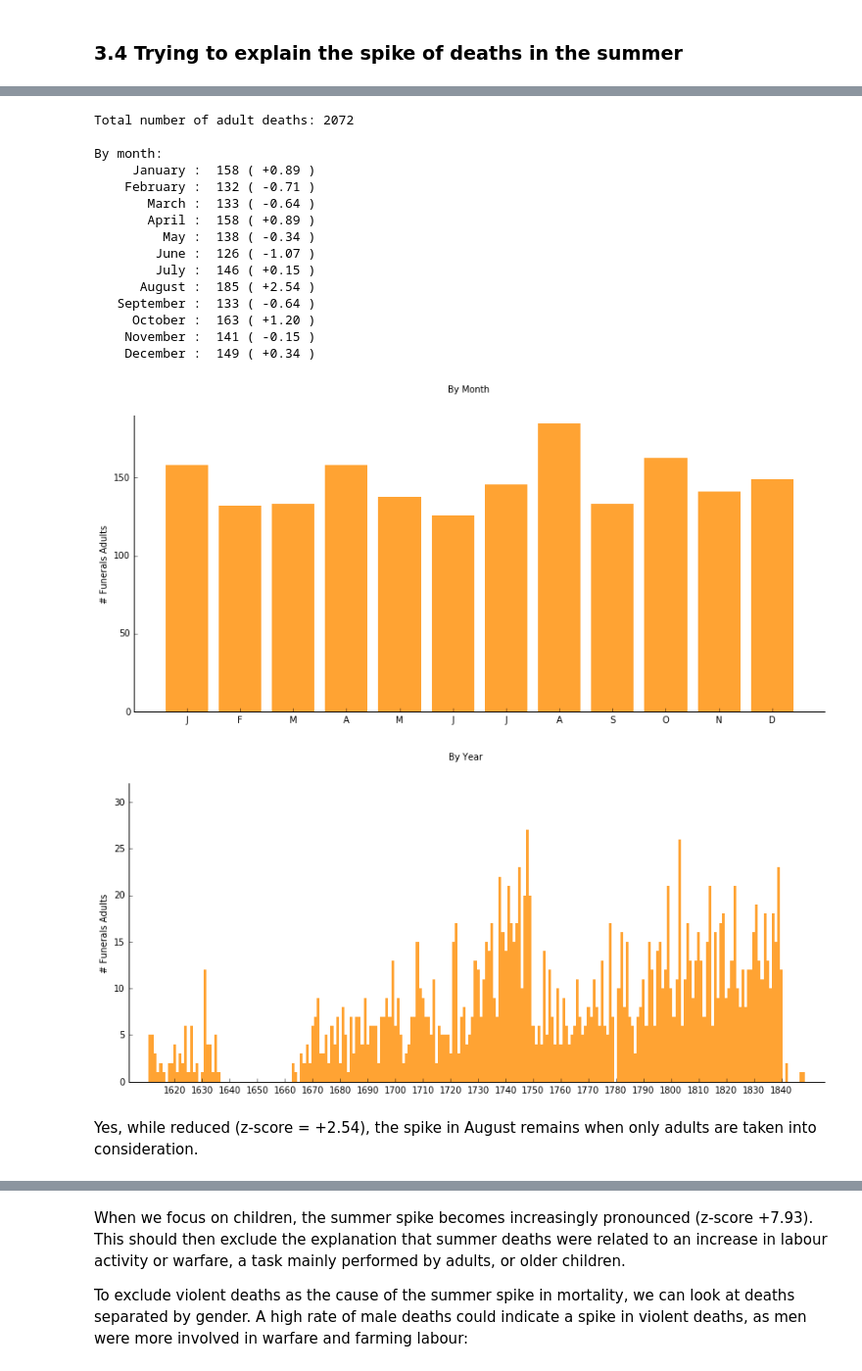
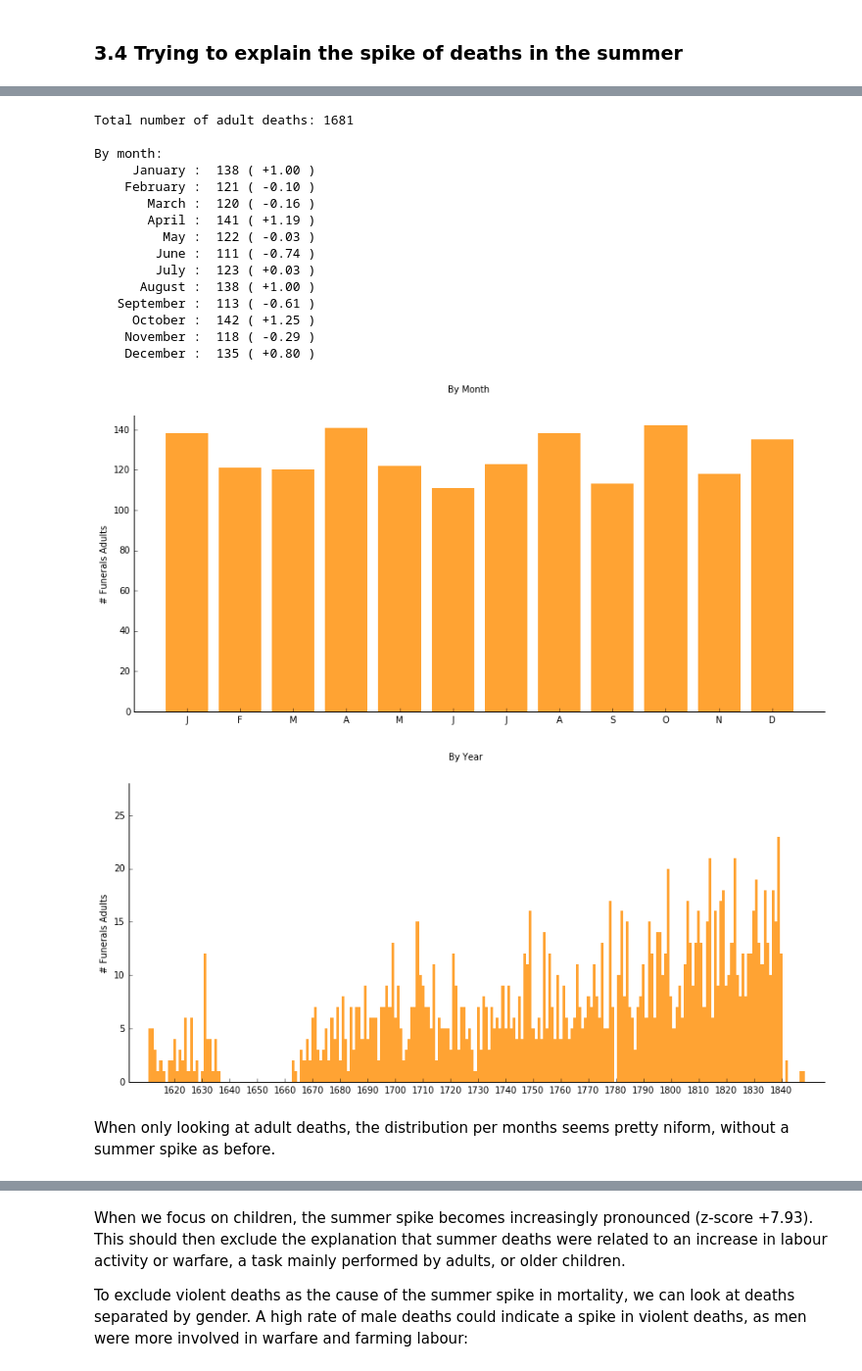
Before and after one commit to adriapr/demography-analysis, a Jupyter notebook: Demographic_analysis_1.ipynb, the cells around one changed output, grey strips where cells are left out. Shown: that part at 98% size. Cells and saved outputs as stored; diff of their text form; code cells hidden in the pictures.

```diff
--- a/Demographic_analysis_1.ipynb
+++ b/Demographic_analysis_1.ipynb
@@ -492,38 +492,38 @@ Most common entries:
 # %%
 # Separate adults and children
 adults = []
 children = []
 
 for i, v in enumerate(NPDEATHDATA[:,9]):
-    if v in ['', 'A']:
+    if v == '':
         adults.append(NPDEATHDATA[i,8])
     if v in ['P', 'ALB', 'A', 'N', 'NIÑA', 'ŃIÑO']:
         children.append(NPDEATHDATA[i,8])
 
 print ("Total number of adult deaths: %d" % len(adults))
 
 [figDeathAdults, deathByDayAdults, deathByMonthAdults, deathByYearAdults] = \
     plotDateDistribution ( adults, '# Funerals Adults', True )
 # %% [output]
-Total number of adult deaths: 2072
+Total number of adult deaths: 1681
 
 By month:
-     January :  158 ( +0.89 )
-    February :  132 ( -0.71 )
-       March :  133 ( -0.64 )
-       April :  158 ( +0.89 )
-         May :  138 ( -0.34 )
-        June :  126 ( -1.07 )
-        July :  146 ( +0.15 )
-      August :  185 ( +2.54 )
-   September :  133 ( -0.64 )
-     October :  163 ( +1.20 )
-    November :  141 ( -0.15 )
-    December :  149 ( +0.34 )
+     January :  138 ( +1.00 )
+    February :  121 ( -0.10 )
+       March :  120 ( -0.16 )
+       April :  141 ( +1.19 )
+         May :  122 ( -0.03 )
+        June :  111 ( -0.74 )
+        July :  123 ( +0.03 )
+      August :  138 ( +1.00 )
+   September :  113 ( -0.61 )
+     October :  142 ( +1.25 )
+    November :  118 ( -0.29 )
+    December :  135 ( +0.80 )
-[figure, old version]
+[figure, new version]
-[figure, old version]
+[figure, new version]
-# %% [markdown]
-Yes, while reduced (z-score = +2.54), the spike in August remains when only adults are taken into consideration.
+# %% [markdown]
+When only looking at adult deaths, the distribution per months seems pretty niform, without a summer spike as before.
 # %%
 print ("Total number of children deaths: %d" % len(children))
 
```
Also changed, not shown: parts of 19 cells of this notebook, 1 other file.
